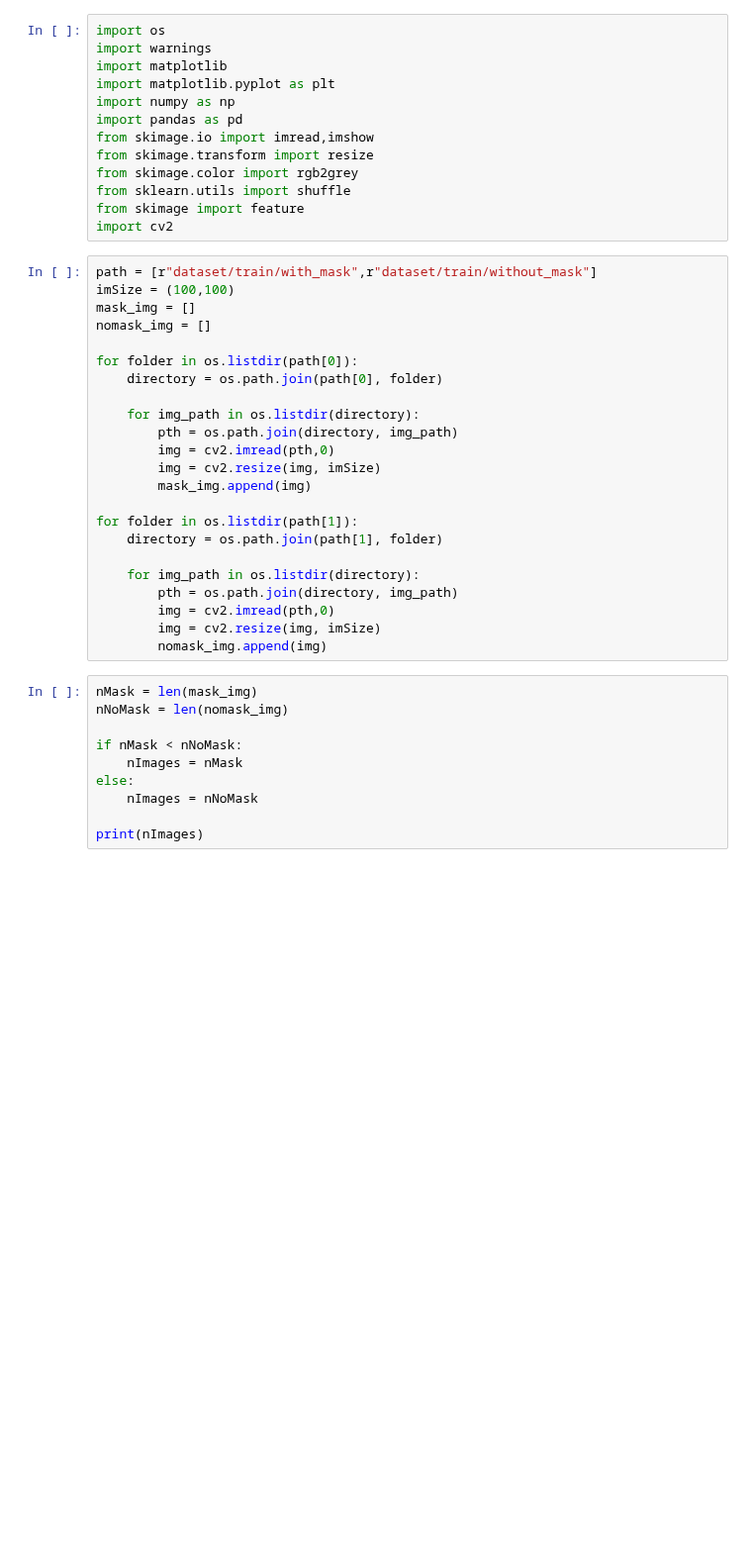
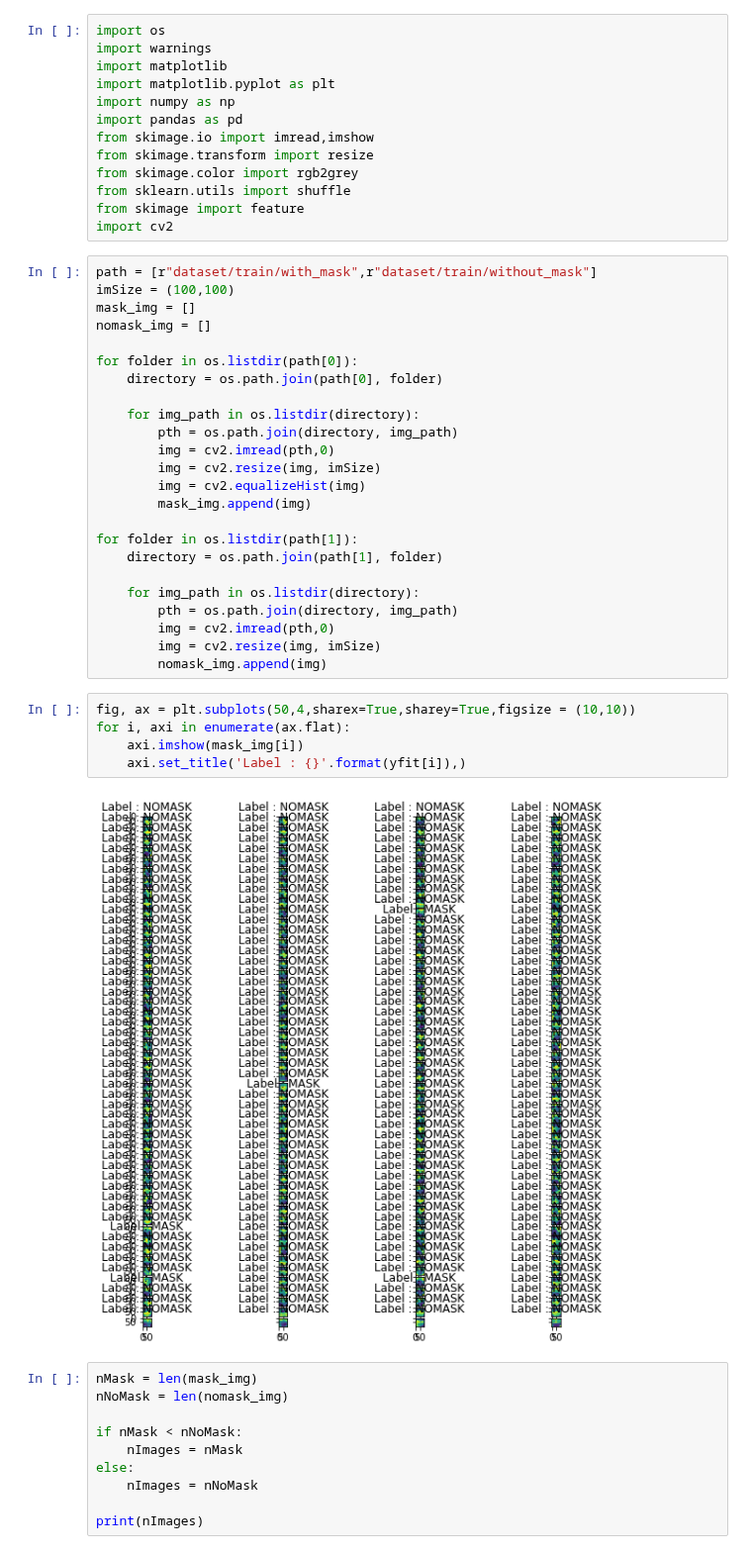
Before and after one commit to gyan-krishna/faceMaskDetection, a Jupyter notebook: mask detection.ipynb, the cells around one changed output. Shown at 99% size. Cells and saved outputs as stored; diff of their text form; blank space fills up the shorter version.

```diff
--- a/mask detection.ipynb
+++ b/mask detection.ipynb
@@ -24,6 +24,7 @@ for folder in os.listdir(path[0]):
         pth = os.path.join(directory, img_path)
         img = cv2.imread(pth,0)
         img = cv2.resize(img, imSize)
+        img = cv2.equalizeHist(img)
         mask_img.append(img)
 
 for folder in os.listdir(path[1]):
@@ -34,6 +35,13 @@ for folder in os.listdir(path[1]):
         img = cv2.imread(pth,0)
         img = cv2.resize(img, imSize)
         nomask_img.append(img)
+# %%
+fig, ax = plt.subplots(50,4,sharex=True,sharey=True,figsize = (10,10))
+for i, axi in enumerate(ax.flat):
+    axi.imshow(mask_img[i])
+    axi.set_title('Label : {}'.format(yfit[i]),)
+# %% [output]
+[figure, added]
 # %%
 nMask = len(mask_img)
 nNoMask = len(nomask_img)
```
Also changed, not shown: parts of 4 cells of this notebook, 59 other files.
